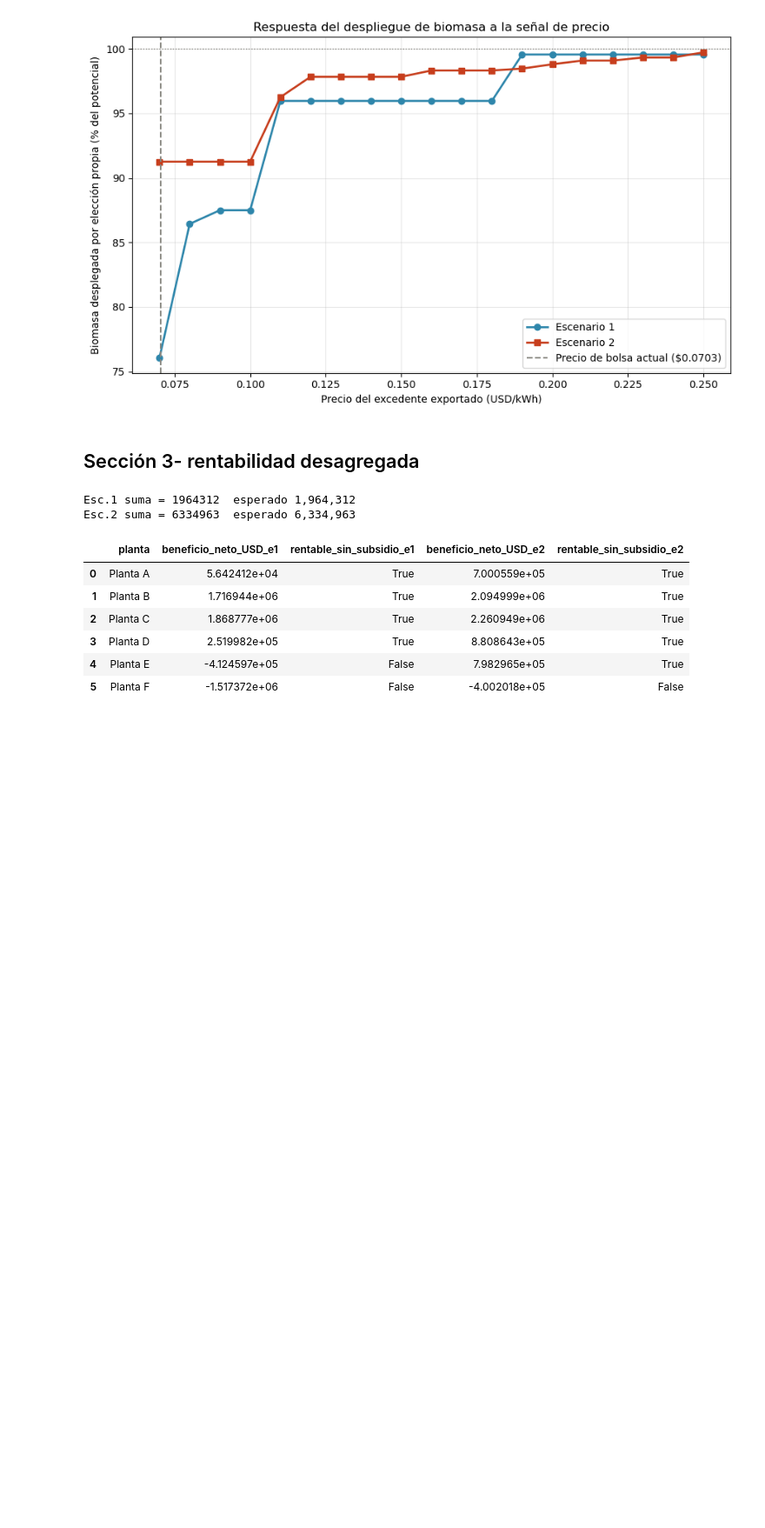
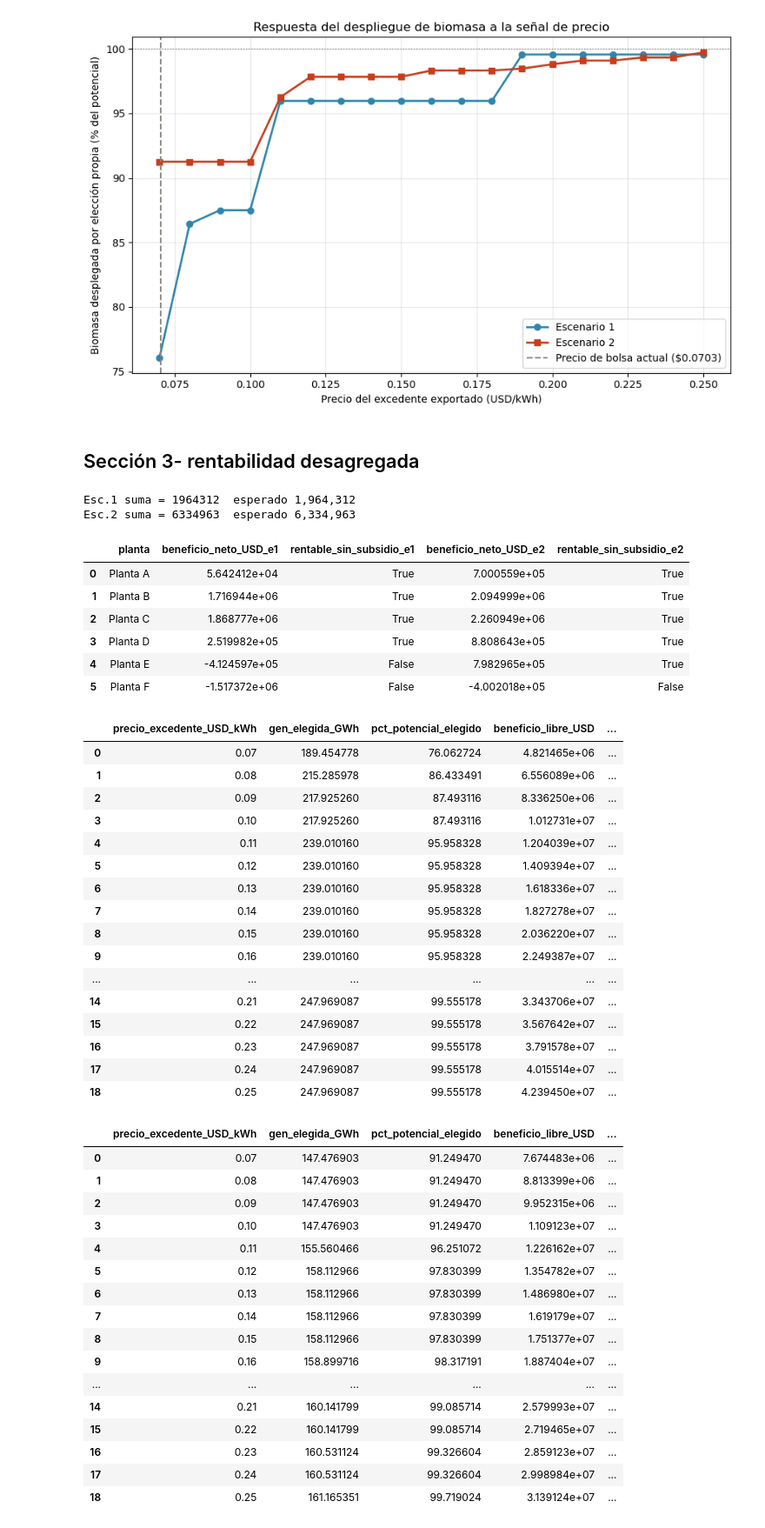
Before and after one commit to juncal0/valorizacion-biomasa-palma, a Jupyter notebook: 01_notebook_v3_CAPEX_corregido.ipynb, the cells around one changed output. Shown at 87% size. Saved outputs shown, nothing was run; the diff lists cells and outputs as text; code cells hidden in the pictures; blank space fills up the shorter version.

```diff
--- a/01_notebook_v3_CAPEX_corregido.ipynb
+++ b/01_notebook_v3_CAPEX_corregido.ipynb
@@ -4937,3 +4937,42 @@ Esc.2 suma = 6334963  esperado 6,334,963
 | 3 | Planta D | 2.519982e+05 | True | 8.808643e+05 | True |
 | 4 | Planta E | -4.124597e+05 | False | 7.982965e+05 | True |
 | 5 | Planta F | -1.517372e+06 | False | -4.002018e+05 | False |
+# %%
+df_fit1 = barrido_fit(escenario=1)
+df_fit2 = barrido_fit(escenario=2)
+display(df_fit1); display(df_fit2)
+# %% [output]
+|  | precio_excedente_USD_kWh | gen_elegida_GWh | pct_potencial_elegido | beneficio_libre_USD | ... |
+| 0 | 0.07 | 189.454778 | 76.062724 | 4.821465e+06 | ... |
+| 1 | 0.08 | 215.285978 | 86.433491 | 6.556089e+06 | ... |
+| 2 | 0.09 | 217.925260 | 87.493116 | 8.336250e+06 | ... |
+| 3 | 0.10 | 217.925260 | 87.493116 | 1.012731e+07 | ... |
+| 4 | 0.11 | 239.010160 | 95.958328 | 1.204039e+07 | ... |
+| 5 | 0.12 | 239.010160 | 95.958328 | 1.409394e+07 | ... |
+| 6 | 0.13 | 239.010160 | 95.958328 | 1.618336e+07 | ... |
+| 7 | 0.14 | 239.010160 | 95.958328 | 1.827278e+07 | ... |
+| 8 | 0.15 | 239.010160 | 95.958328 | 2.036220e+07 | ... |
+| 9 | 0.16 | 239.010160 | 95.958328 | 2.249387e+07 | ... |
+| ... | ... | ... | ... | ... | ... |
+| 14 | 0.21 | 247.969087 | 99.555178 | 3.343706e+07 | ... |
+| 15 | 0.22 | 247.969087 | 99.555178 | 3.567642e+07 | ... |
+| 16 | 0.23 | 247.969087 | 99.555178 | 3.791578e+07 | ... |
+| 17 | 0.24 | 247.969087 | 99.555178 | 4.015514e+07 | ... |
+| 18 | 0.25 | 247.969087 | 99.555178 | 4.239450e+07 | ... |
+|  | precio_excedente_USD_kWh | gen_elegida_GWh | pct_potencial_elegido | beneficio_libre_USD | ... |
+| 0 | 0.07 | 147.476903 | 91.249470 | 7.674483e+06 | ... |
+| 1 | 0.08 | 147.476903 | 91.249470 | 8.813399e+06 | ... |
+| 2 | 0.09 | 147.476903 | 91.249470 | 9.952315e+06 | ... |
+| 3 | 0.10 | 147.476903 | 91.249470 | 1.109123e+07 | ... |
+| 4 | 0.11 | 155.560466 | 96.251072 | 1.226162e+07 | ... |
+| 5 | 0.12 | 158.112966 | 97.830399 | 1.354782e+07 | ... |
+| 6 | 0.13 | 158.112966 | 97.830399 | 1.486980e+07 | ... |
+| 7 | 0.14 | 158.112966 | 97.830399 | 1.619179e+07 | ... |
+| 8 | 0.15 | 158.112966 | 97.830399 | 1.751377e+07 | ... |
+| 9 | 0.16 | 158.899716 | 98.317191 | 1.887404e+07 | ... |
+| ... | ... | ... | ... | ... | ... |
+| 14 | 0.21 | 160.141799 | 99.085714 | 2.579993e+07 | ... |
+| 15 | 0.22 | 160.141799 | 99.085714 | 2.719465e+07 | ... |
+| 16 | 0.23 | 160.531124 | 99.326604 | 2.859123e+07 | ... |
+| 17 | 0.24 | 160.531124 | 99.326604 | 2.998984e+07 | ... |
+| 18 | 0.25 | 161.165351 | 99.719024 | 3.139124e+07 | ... |
```
Also changed, not shown: parts of 2 cells of this notebook, 2 other files.
